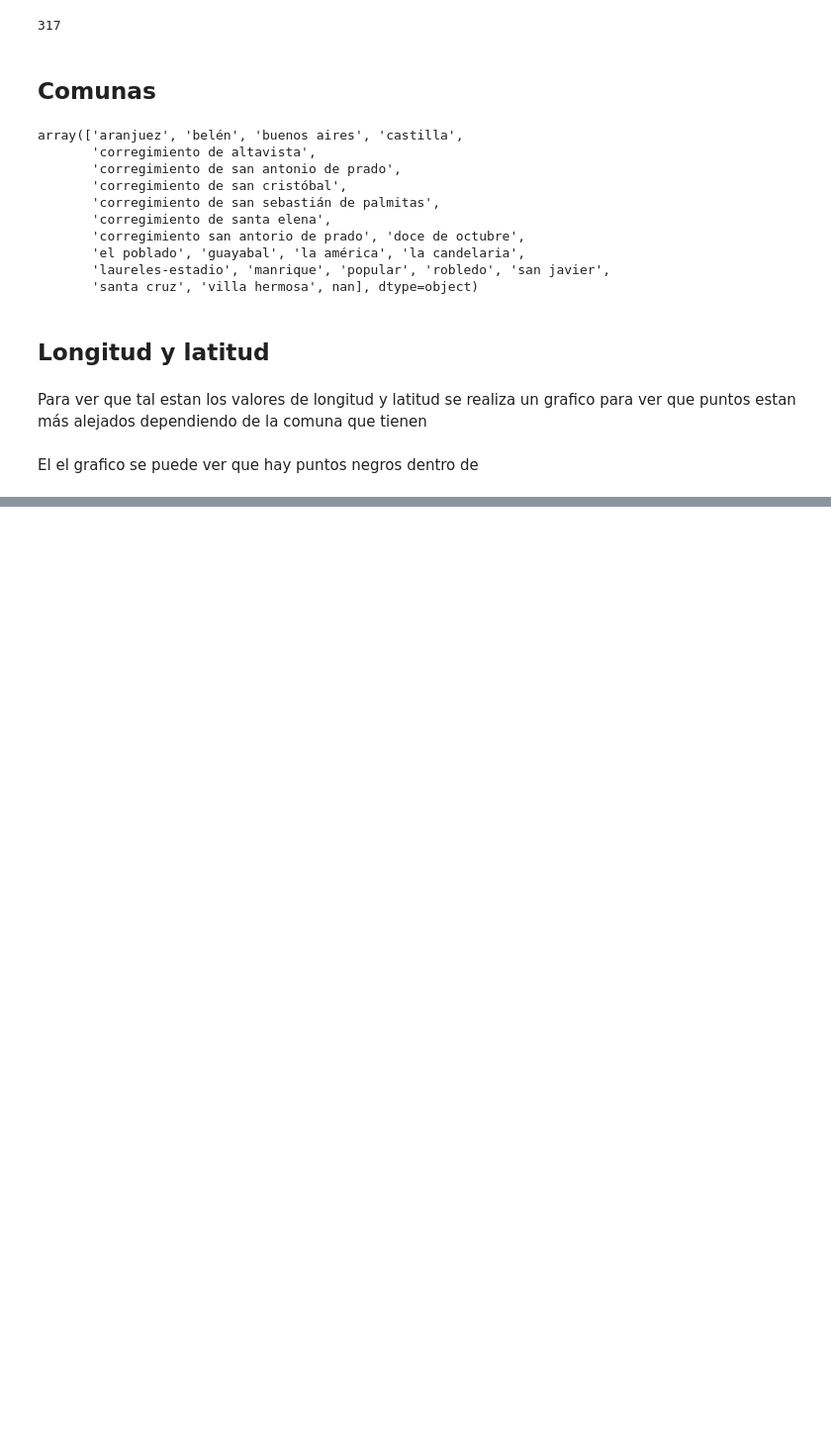
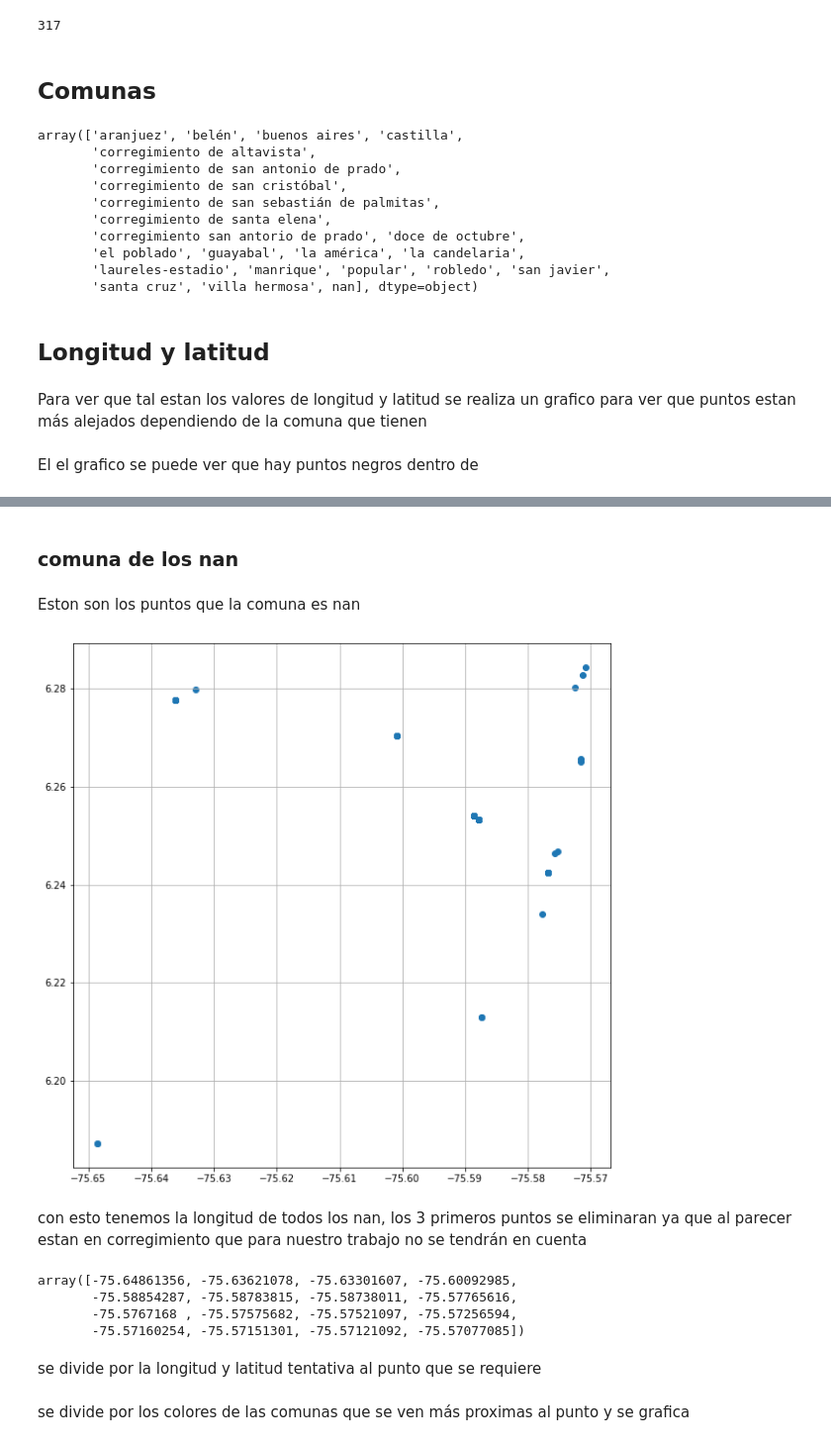
Before and after one commit to cdbolivarz/-Accidentality_Predictions_Medellin, a Jupyter notebook: Limpieza__y_formato.ipynb, the cells around one changed output, grey strips where cells are left out. Shown: that part at 99% size. Saved outputs shown, nothing was run; the diff lists cells and outputs as text; code cells hidden in the pictures; blank space fills up the shorter version.

```diff
--- a/Limpieza__y_formato.ipynb
+++ b/Limpieza__y_formato.ipynb
@@ -383,0 +378,23 @@ dfcopy
+# %% [markdown]
+### comuna de los nan
+# %% [markdown]
+Eston son los puntos que la comuna es nan
+# %%
+x = list(dfcopy[dfcopy['colores']=='black']['longitud'])
+y = list(dfcopy[dfcopy['colores']=='black']['latitud'])
+plt.figure(figsize=(10,10))
+plt.scatter(x,y)
+plt.grid()
+# %% [output]
+[figure, added]
+# %% [markdown]
+con esto tenemos la longitud de todos los nan, los 3 primeros puntos se eliminaran ya que al parecer estan en corregimiento que para nuestro trabajo no se tendrán en cuenta
+# %%
+dfcopy[dfcopy['colores']=='black']['longitud'].sort_values().unique()
+# %% [output]
+array([-75.64861356, -75.63621078, -75.63301607, -75.60092985,
+       -75.58854287, -75.58783815, -75.58738011, -75.57765616,
+       -75.5767168 , -75.57575682, -75.57521097, -75.57256594,
+       -75.57160254, -75.57151301, -75.57121092, -75.57077085])
+# %% [markdown]
+se divide por la longitud y latitud tentativa al punto que se requiere
@@ -383,0 +404,2 @@ dfcopy
+# %% [markdown]
+se divide por los colores de las comunas que se ven más proximas al punto y se grafica
```
Also changed, not shown: parts of 14 cells of this notebook.
